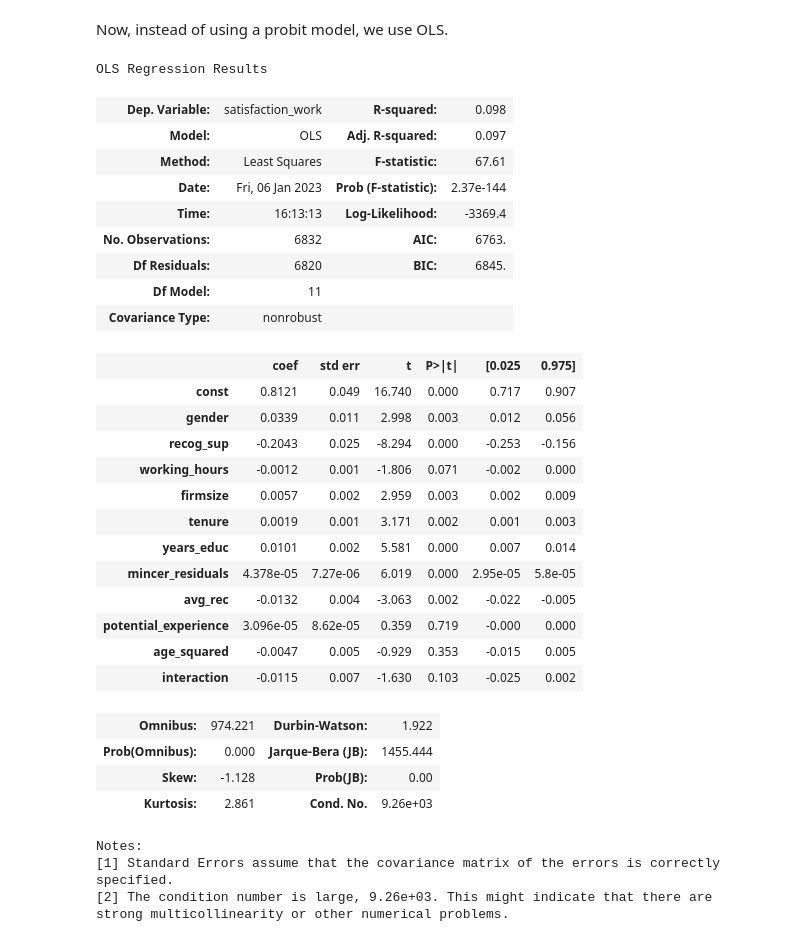
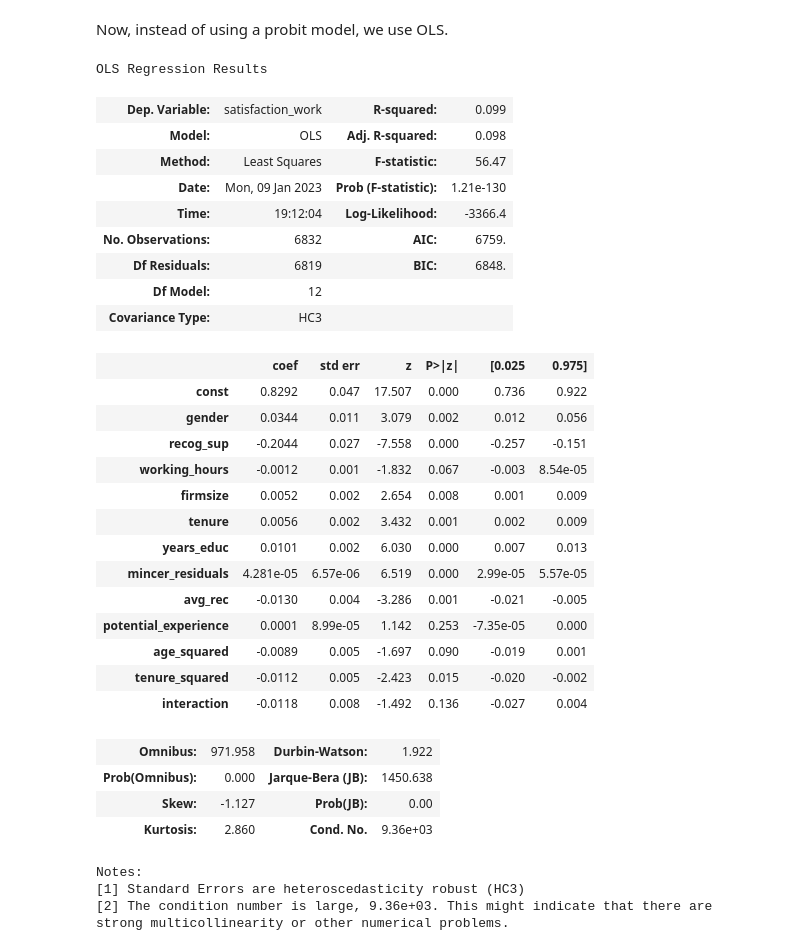
Before and after one commit to maxxxbb/ResearchModule, a Jupyter notebook: src/data_management/job_satisfaction.ipynb, the cells around one changed output. Cells and saved outputs as stored; diff of their text form; code cells hidden in the pictures.

Commit message:
Added tenure_squared changed cov_type = HC3

```diff
--- a/src/data_management/job_satisfaction.ipynb
+++ b/src/data_management/job_satisfaction.ipynb
@@ -205,6 +205,7 @@ recoded['avg_rec'] = recoded[['take_revenge', 'similar_problems', 'insult_back']
 recoded['age'] = 2006 - recoded['year_birth']
 recoded["potential_experience"] = pow((recoded["age"] - 18), 2)
 recoded["age_squared"] = (recoded["age"] ** 2) / 100
+recoded["tenure_squared"] = (recoded["tenure"] ** 2) / 100
 # recode categoricals back to make it better readable
 #recoded["reason_new_job"] = recoded["reason_new_job"].map(reversed_mapping_reason)
 #recoded["sector"]=recoded["sector"].map(reversed_mapping_sector)
@@ -243,7 +244,7 @@ Index(['syear_x', 'take_revenge', 'similar_problems', 'insult_back', 'syear_y',
 ### Mincer Wage Regression
 # %%
 df_mincer = dfnan.drop(columns=['syear_x', 'similar_problems', 'take_revenge', 'insult_back','syear_y',
-       'recog_personal', 'recog_pay', 'syear_y', 'year_birth','sector_avg_wage', 'school_degree', 'recog_sup', 'age', 'relative_wage', 'recog_effort', 'working_hours', 'syear', 'satisfaction_work'])
+       'recog_personal', 'recog_pay', 'syear_y', 'year_birth','sector_avg_wage', 'school_degree', 'recog_sup', 'age', 'relative_wage', 'recog_effort', 'working_hours', 'syear', 'satisfaction_work', 'tenure_squared'])
 # %%
 # Convert 'gender' and 'sector' columns to categorical data type
 for col in ['gender', 'sector']:
@@ -329,42 +332,44 @@ Now, instead of using a probit model, we use OLS.
 # %%
 from statsmodels.regression.linear_model import OLS
 
 Y = df_regression["satisfaction_work"]
 X = df_regression.drop(columns=["satisfaction_work"])
 X = sm.add_constant(X)
 model = OLS(Y, X.astype(float))
-lpm_model = model.fit()
+lpm_model = model.fit(cov_type= "HC3")
 
 lpm_model.summary()
+#print(lpm_model.summary().as_latex())
 # %% [output]
 OLS Regression Results
-| Dep. Variable: | satisfaction_work | R-squared: | 0.098 |
-| Model: | OLS | Adj. R-squared: | 0.097 |
-| Method: | Least Squares | F-statistic: | 67.61 |
-| Date: | Fri, 06 Jan 2023 | Prob (F-statistic): | 2.37e-144 |
-| Time: | 16:13:13 | Log-Likelihood: | -3369.4 |
-| No. Observations: | 6832 | AIC: | 6763. |
-| Df Residuals: | 6820 | BIC: | 6845. |
-| Df Model: | 11 |  |  |
-| Covariance Type: | nonrobust |  |  |
+| Dep. Variable: | satisfaction_work | R-squared: | 0.099 |
+| Model: | OLS | Adj. R-squared: | 0.098 |
+| Method: | Least Squares | F-statistic: | 56.47 |
+| Date: | Mon, 09 Jan 2023 | Prob (F-statistic): | 1.21e-130 |
+| Time: | 19:12:04 | Log-Likelihood: | -3366.4 |
+| No. Observations: | 6832 | AIC: | 6759. |
+| Df Residuals: | 6819 | BIC: | 6848. |
+| Df Model: | 12 |  |  |
+| Covariance Type: | HC3 |  |  |
-|  | coef | std err | t | P>|t| | [0.025 | 0.975] |
-| const | 0.8121 | 0.049 | 16.740 | 0.000 | 0.717 | 0.907 |
-| gender | 0.0339 | 0.011 | 2.998 | 0.003 | 0.012 | 0.056 |
-| recog_sup | -0.2043 | 0.025 | -8.294 | 0.000 | -0.253 | -0.156 |
-| working_hours | -0.0012 | 0.001 | -1.806 | 0.071 | -0.002 | 0.000 |
-| firmsize | 0.0057 | 0.002 | 2.959 | 0.003 | 0.002 | 0.009 |
-| tenure | 0.0019 | 0.001 | 3.171 | 0.002 | 0.001 | 0.003 |
-| years_educ | 0.0101 | 0.002 | 5.581 | 0.000 | 0.007 | 0.014 |
-| mincer_residuals | 4.378e-05 | 7.27e-06 | 6.019 | 0.000 | 2.95e-05 | 5.8e-05 |
-| avg_rec | -0.0132 | 0.004 | -3.063 | 0.002 | -0.022 | -0.005 |
-| potential_experience | 3.096e-05 | 8.62e-05 | 0.359 | 0.719 | -0.000 | 0.000 |
-| age_squared | -0.0047 | 0.005 | -0.929 | 0.353 | -0.015 | 0.005 |
-| interaction | -0.0115 | 0.007 | -1.630 | 0.103 | -0.025 | 0.002 |
+|  | coef | std err | z | P>|z| | [0.025 | 0.975] |
+| const | 0.8292 | 0.047 | 17.507 | 0.000 | 0.736 | 0.922 |
+| gender | 0.0344 | 0.011 | 3.079 | 0.002 | 0.012 | 0.056 |
+| recog_sup | -0.2044 | 0.027 | -7.558 | 0.000 | -0.257 | -0.151 |
+| working_hours | -0.0012 | 0.001 | -1.832 | 0.067 | -0.003 | 8.54e-05 |
+| firmsize | 0.0052 | 0.002 | 2.654 | 0.008 | 0.001 | 0.009 |
+| tenure | 0.0056 | 0.002 | 3.432 | 0.001 | 0.002 | 0.009 |
+| years_educ | 0.0101 | 0.002 | 6.030 | 0.000 | 0.007 | 0.013 |
+| mincer_residuals | 4.281e-05 | 6.57e-06 | 6.519 | 0.000 | 2.99e-05 | 5.57e-05 |
+| avg_rec | -0.0130 | 0.004 | -3.286 | 0.001 | -0.021 | -0.005 |
+| potential_experience | 0.0001 | 8.99e-05 | 1.142 | 0.253 | -7.35e-05 | 0.000 |
+| age_squared | -0.0089 | 0.005 | -1.697 | 0.090 | -0.019 | 0.001 |
+| tenure_squared | -0.0112 | 0.005 | -2.423 | 0.015 | -0.020 | -0.002 |
+| interaction | -0.0118 | 0.008 | -1.492 | 0.136 | -0.027 | 0.004 |
-| Omnibus: | 974.221 | Durbin-Watson: | 1.922 |
-| Prob(Omnibus): | 0.000 | Jarque-Bera (JB): | 1455.444 |
-| Skew: | -1.128 | Prob(JB): | 0.00 |
-| Kurtosis: | 2.861 | Cond. No. | 9.26e+03 |
+| Omnibus: | 971.958 | Durbin-Watson: | 1.922 |
+| Prob(Omnibus): | 0.000 | Jarque-Bera (JB): | 1450.638 |
+| Skew: | -1.127 | Prob(JB): | 0.00 |
+| Kurtosis: | 2.860 | Cond. No. | 9.36e+03 |
 Notes:
-[1] Standard Errors assume that the covariance matrix of the errors is correctly specified.
-[2] The condition number is large, 9.26e+03. This might indicate that there are
+[1] Standard Errors are heteroscedasticity robust (HC3)
+[2] The condition number is large, 9.36e+03. This might indicate that there are
 strong multicollinearity or other numerical problems.
```
Also changed, not shown: parts of 3 cells of this notebook.
